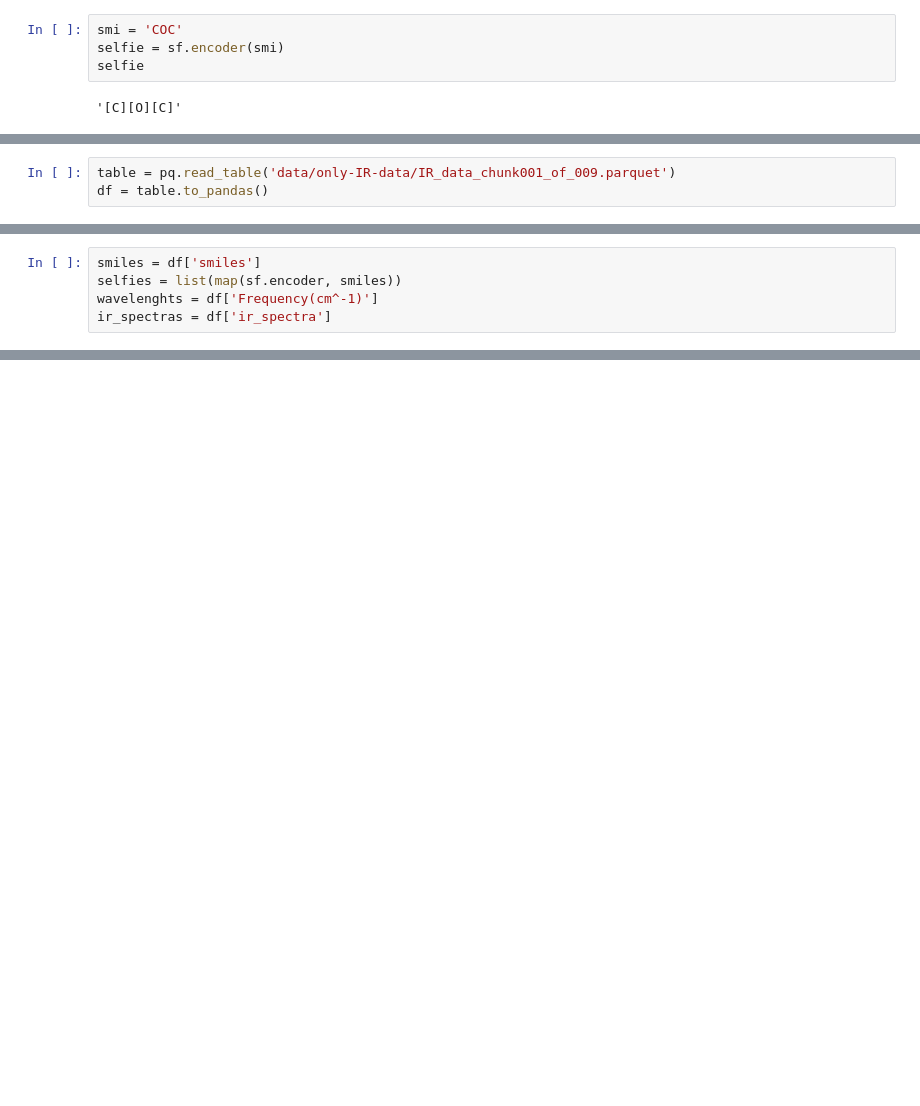
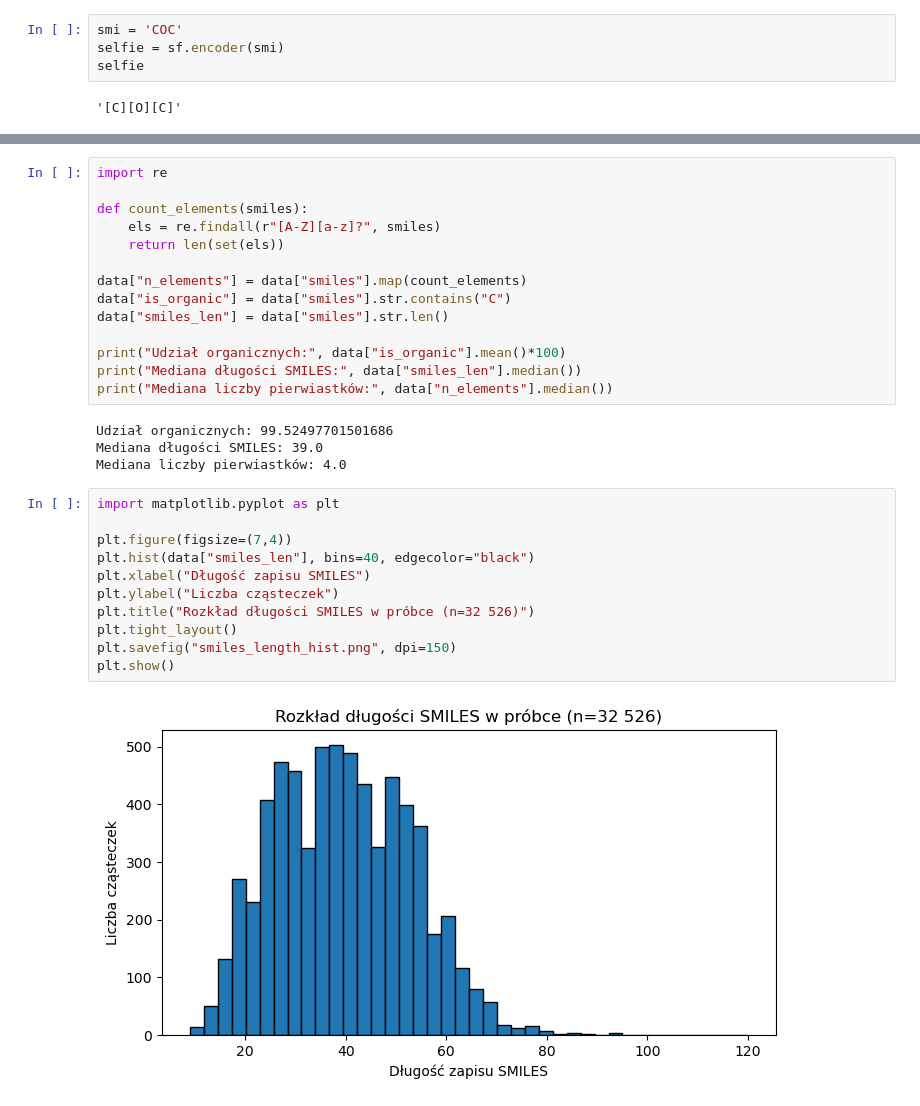
Before and after one commit to JanAndrzejewski050/Molecular-Spectro-Latent-Modeling, a Jupyter notebook: selfies_intro.ipynb, the cells around one changed output, grey strips where cells are left out. Saved outputs shown, nothing was run; the diff lists cells and outputs as text; blank space fills up the shorter version.

```diff
--- a/selfies_intro.ipynb
+++ b/selfies_intro.ipynb
@@ -19,3 +14,0 @@ Data link (only used 1st chunk to test): https://zenodo.org/records/16417648
-# %%
-table = pq.read_table('data/only-IR-data/IR_data_chunk001_of_009.parquet')
-df = table.to_pandas()
@@ -33,5 +14,0 @@ molecules number: 20000
-# %%
-smiles = df['smiles']
-selfies = list(map(sf.encoder, smiles))
-wavelenghts = df['Frequency(cm^-1)']
-ir_spectras = df['ir_spectra']
@@ -57,0 +106,31 @@ Selfies: [N][C][=C][C][=C][Branch1][=N][C][=Branch1][C][=O][N][C][C][C][=Branch1
+# %%
+import re
+
+def count_elements(smiles):
+    els = re.findall(r"[A-Z][a-z]?", smiles)
+    return len(set(els))
+
+data["n_elements"] = data["smiles"].map(count_elements)
+data["is_organic"] = data["smiles"].str.contains("C")
+data["smiles_len"] = data["smiles"].str.len()
+
+print("Udział organicznych:", data["is_organic"].mean()*100)
+print("Mediana długości SMILES:", data["smiles_len"].median())
+print("Mediana liczby pierwiastków:", data["n_elements"].median())
+# %% [output]
+Udział organicznych: 99.52497701501686
+Mediana długości SMILES: 39.0
+Mediana liczby pierwiastków: 4.0
+# %%
+import matplotlib.pyplot as plt
+
+plt.figure(figsize=(7,4))
+plt.hist(data["smiles_len"], bins=40, edgecolor="black")
+plt.xlabel("Długość zapisu SMILES")
+plt.ylabel("Liczba cząsteczek")
+plt.title("Rozkład długości SMILES w próbce (n=32 526)")
+plt.tight_layout()
+plt.savefig("smiles_length_hist.png", dpi=150)
+plt.show()
+# %% [output]
+[figure, added]
```
Also changed, not shown: parts of 25 cells of this notebook.
